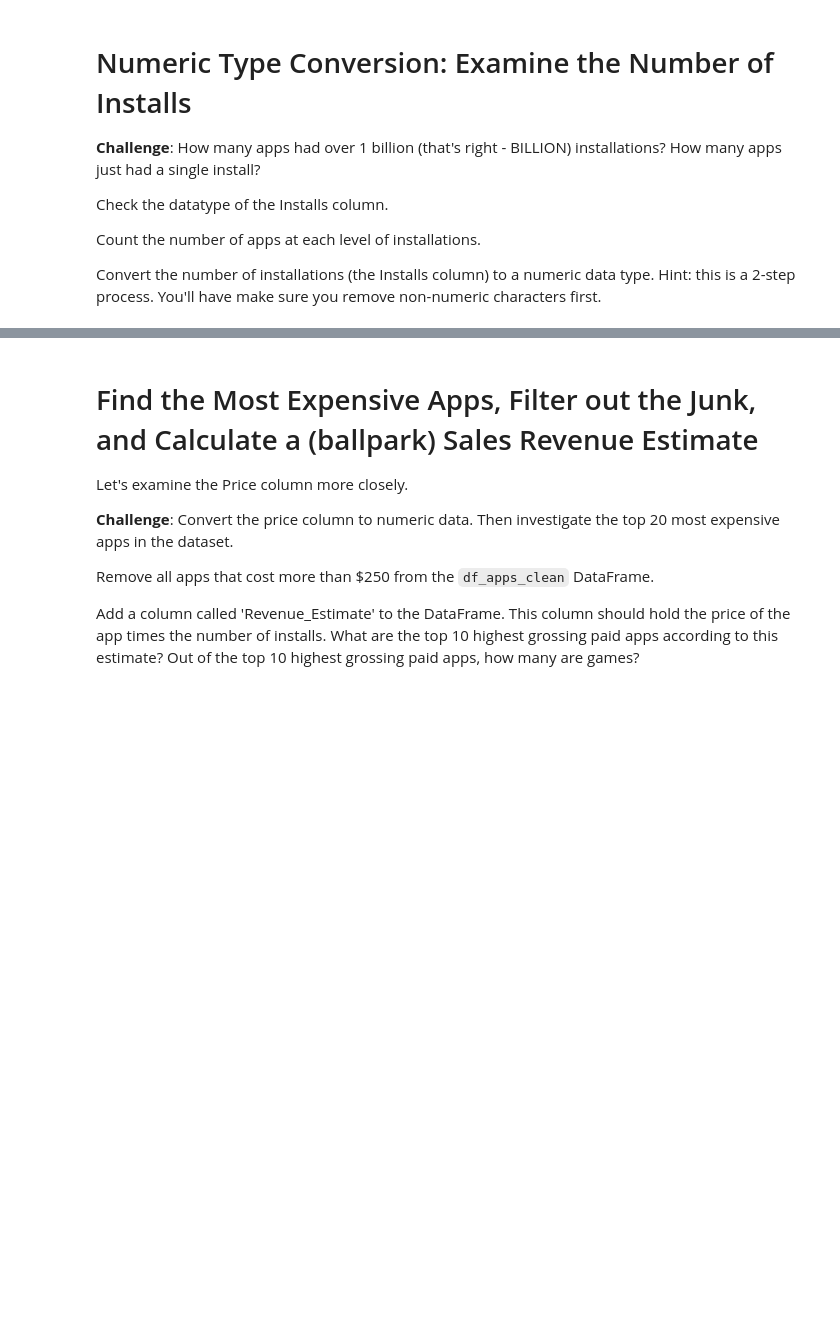
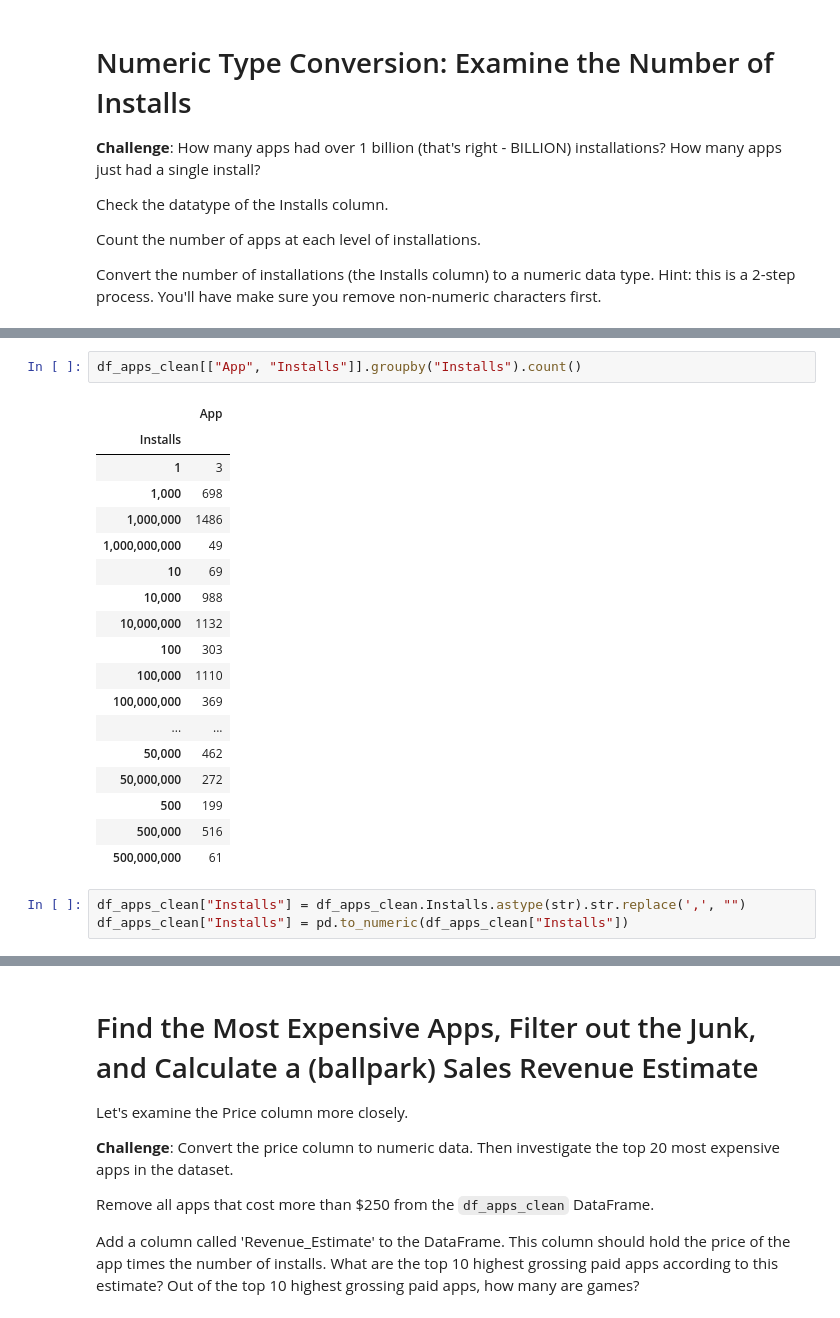
Before and after one commit to Sid72020123/Learn-Python---Udemy, a Jupyter notebook: src/Day 76/Google_Play_Store_App_Analytics.ipynb, the cells around one changed output, grey strips where cells are left out. Cells and saved outputs as stored; diff of their text form; blank space fills up the shorter version.

Commit message:
Day 76: Numeric Type Conversion

```diff
--- a/src/Day 76/Google_Play_Store_App_Analytics.ipynb
+++ b/src/Day 76/Google_Play_Store_App_Analytics.ipynb
@@ -212,0 +221,24 @@ Convert the number of installations (the Installs column) to a numeric data type
+# %%
+df_apps_clean[["App", "Installs"]].groupby("Installs").count()
+# %% [output]
+|  | App |
+| Installs |  |
+| 1 | 3 |
+| 1,000 | 698 |
+| 1,000,000 | 1486 |
+| 1,000,000,000 | 49 |
+| 10 | 69 |
+| 10,000 | 988 |
+| 10,000,000 | 1132 |
+| 100 | 303 |
+| 100,000 | 1110 |
+| 100,000,000 | 369 |
+| ... | ... |
+| 50,000 | 462 |
+| 50,000,000 | 272 |
+| 500 | 199 |
+| 500,000 | 516 |
+| 500,000,000 | 61 |
+# %%
+df_apps_clean["Installs"] = df_apps_clean.Installs.astype(str).str.replace(',', "")
+df_apps_clean["Installs"] = pd.to_numeric(df_apps_clean["Installs"])
```
Also changed, not shown: parts of 2 cells of this notebook.
